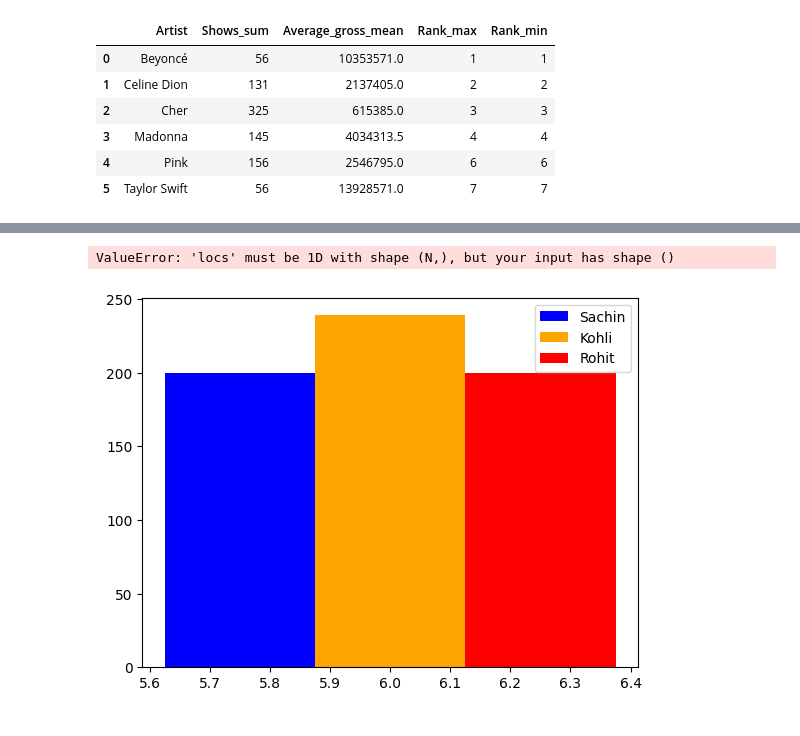
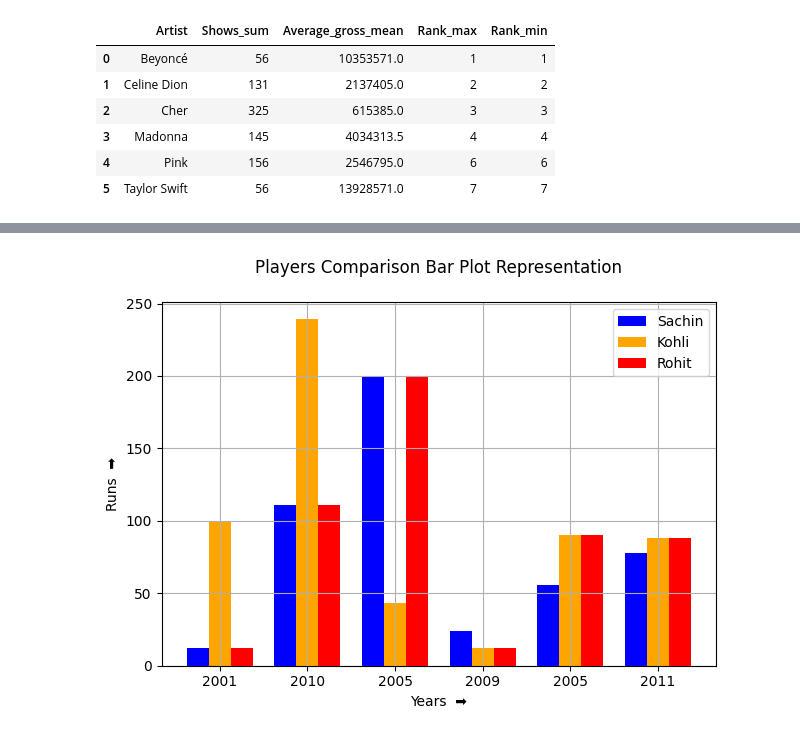
Before and after one commit to mohitmishra8921/Datascience, a Jupyter notebook: kaggle.ipynb, the cells around one changed output, grey strips where cells are left out. Drawn from its saved outputs; the diff is of its cells as text; code cells hidden in the pictures.

Commit message:
plotting data

```diff
--- a/kaggle.ipynb
+++ b/kaggle.ipynb
@@ -449,26 +449,26 @@ df13.to_csv("Singers.csv",index=False)
 # %%
 # present data using matplotlib
 import matplotlib.pyplot as plt
 import numpy as np
 
 years = [2001,2010,2005,2009,2005,2011]
 Sachin = [12,111,200,24,56,78]
 Kohli = [100,239,43,12,90,88]
 Rohit = [12,111,200,12,90,88]
 
-x = np.array(len(years))
+x = np.arange(len(years))
 width = 0.25
 
-plt.bar(x-width,Sachin,width=width,color="blue",linestyle="--",label="Sachin")
-plt.bar(x,Kohli,width=width,color="orange",linestyle='-.',label="Kohli")
-plt.bar(x+width,Rohit,width=width,color="red",linestyle="-",label="Rohit")
+plt.bar(x-width,Sachin,width=width,color="blue",label="Sachin")
+plt.bar(x,Kohli,width=width,color="orange",label="Kohli")
+plt.bar(x+width,Rohit,width=width,color="red",label="Rohit")
 plt.legend()
 plt.xticks(x,years)
 plt.grid(True)
 plt.title("Players Comparison Bar Plot Representation\n")
 plt.xlabel("Years  ➡️")
 plt.ylabel("Runs  ➡️")
 plt.tight_layout()
+plt.style.available
 # %% [output]
-ValueError: 'locs' must be 1D with shape (N,), but your input has shape ()
-[figure, old version]
+[figure, new version]
```
Also changed, not shown: 1 other file.
